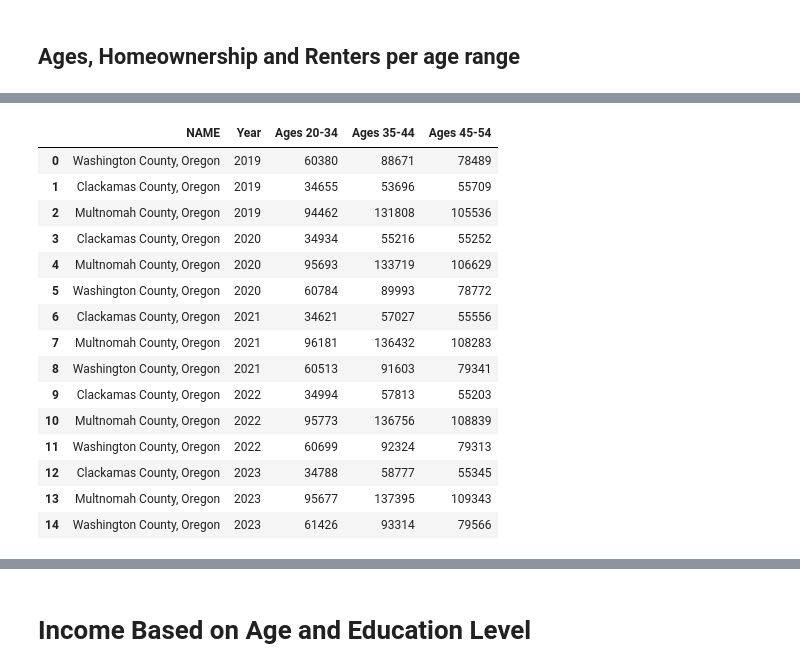
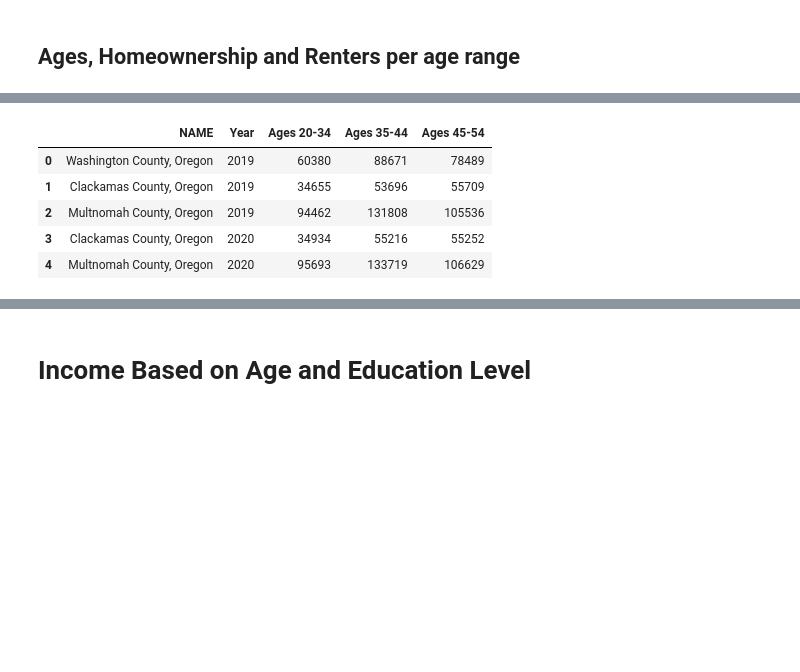
Before and after one commit to Tserrof7/Portland-Housing-Prices-Affordability-Project, a Jupyter notebook: Census_Data/census_data.ipynb, the cells around one changed output, grey strips where cells are left out. Cells and saved outputs as stored; diff of their text form; code cells hidden in the pictures; blank space fills up the shorter version.

```diff
--- a/Census_Data/census_data.ipynb
+++ b/Census_Data/census_data.ipynb
@@ -341,26 +321,16 @@ dtype: object
 # %%
 age_df["Ages 20-34"] = age_df[["B01001_008E", "B01001_009E", "B01001_012E",  "B01001_032E", "B01001_033E", "B01001_036E",]].astype(int).sum(axis=1)
 age_df["Ages 35-44"] = age_df[["B01001_013E", "B01001_014E","B01001_037E", "B01001_038E"]].astype(int).sum(axis=1)
 age_df["Ages 45-54"] = age_df[[ "B01001_015E", "B01001_016E","B01001_039E", "B01001_040E"]].astype(int).sum(axis=1)
 age_df = age_df[["NAME", "Year", "Ages 20-34", "Ages 35-44", "Ages 45-54"]]
-age_df
+age_df.head()
 # %% [output]
 |  | NAME | Year | Ages 20-34 | Ages 35-44 | Ages 45-54 |
 | 0 | Washington County, Oregon | 2019 | 60380 | 88671 | 78489 |
 | 1 | Clackamas County, Oregon | 2019 | 34655 | 53696 | 55709 |
 | 2 | Multnomah County, Oregon | 2019 | 94462 | 131808 | 105536 |
 | 3 | Clackamas County, Oregon | 2020 | 34934 | 55216 | 55252 |
 | 4 | Multnomah County, Oregon | 2020 | 95693 | 133719 | 106629 |
-| 5 | Washington County, Oregon | 2020 | 60784 | 89993 | 78772 |
-| 6 | Clackamas County, Oregon | 2021 | 34621 | 57027 | 55556 |
-| 7 | Multnomah County, Oregon | 2021 | 96181 | 136432 | 108283 |
-| 8 | Washington County, Oregon | 2021 | 60513 | 91603 | 79341 |
-| 9 | Clackamas County, Oregon | 2022 | 34994 | 57813 | 55203 |
-| 10 | Multnomah County, Oregon | 2022 | 95773 | 136756 | 108839 |
-| 11 | Washington County, Oregon | 2022 | 60699 | 92324 | 79313 |
-| 12 | Clackamas County, Oregon | 2023 | 34788 | 58777 | 55345 |
-| 13 | Multnomah County, Oregon | 2023 | 95677 | 137395 | 109343 |
-| 14 | Washington County, Oregon | 2023 | 61426 | 93314 | 79566 |
 # %%
 #Set Housing Variables
 housing_variables = [
```
Also changed, not shown: parts of 8 cells of this notebook, 1 other file.
